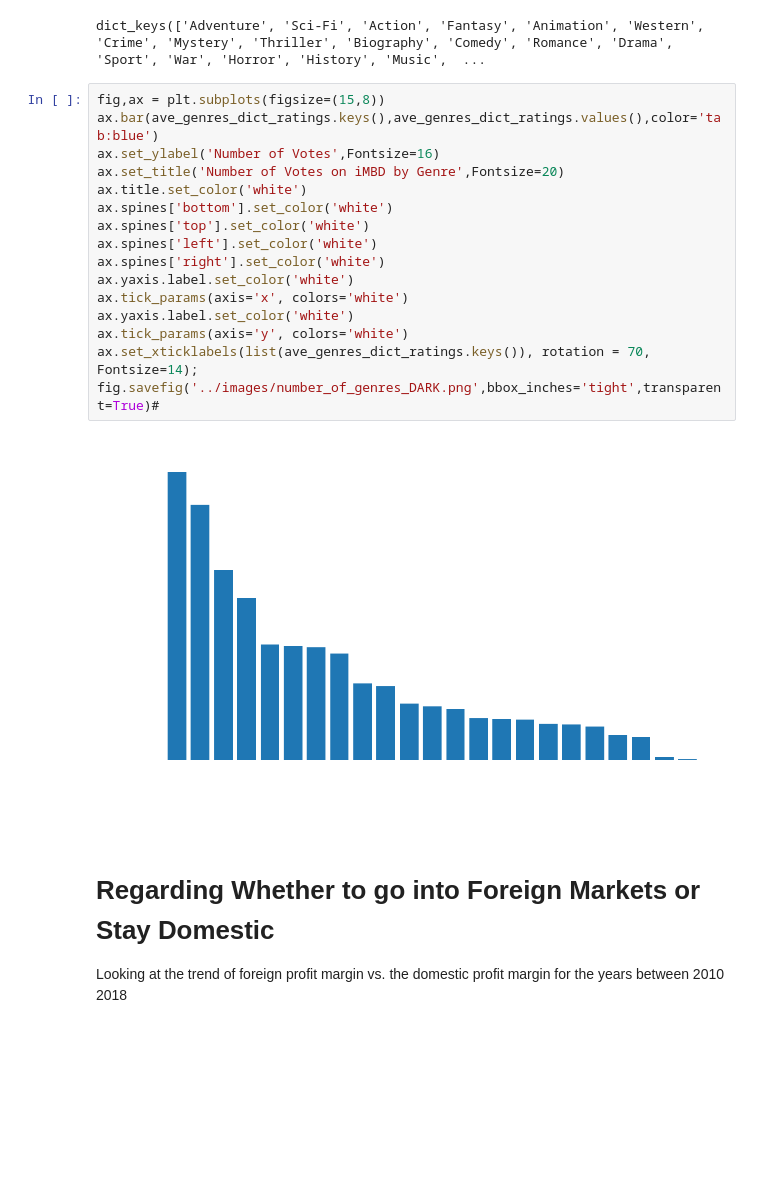
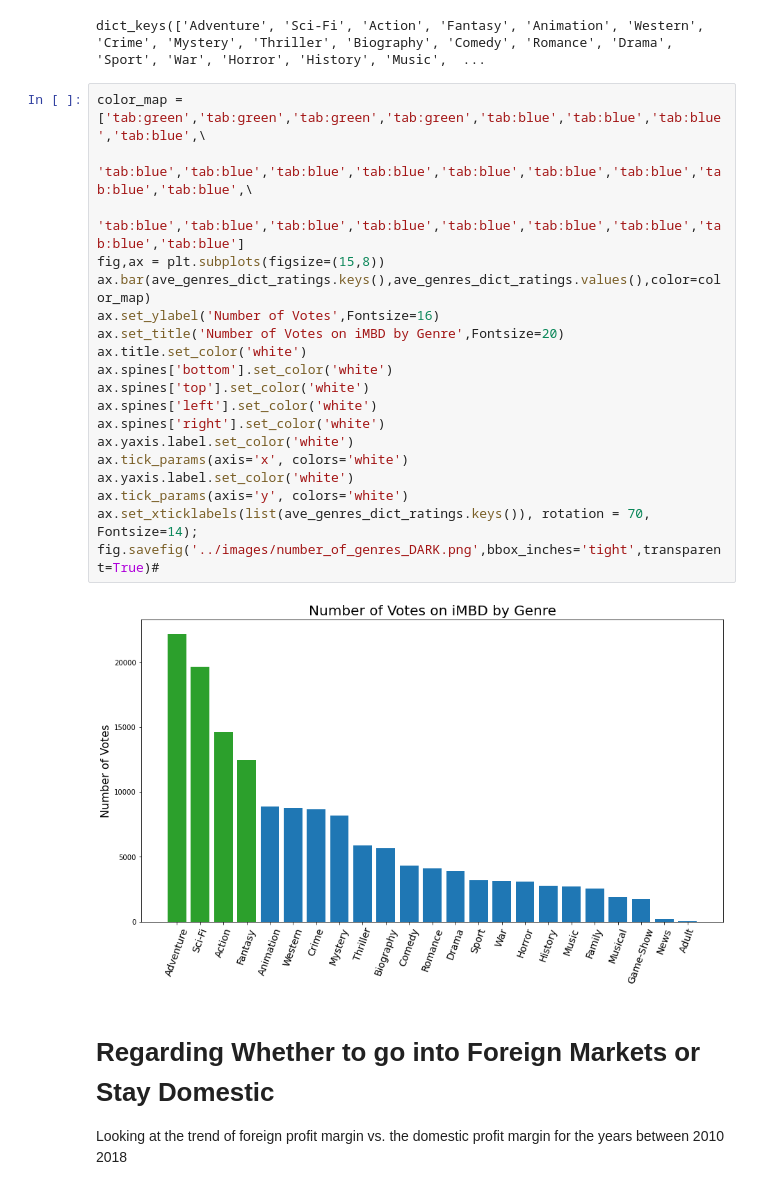
Before and after one commit to JCherryA050/phase_1_project, a Jupyter notebook: working_notebooks/project_notebook_ajc.ipynb, the cells around one changed output. Saved outputs shown, nothing was run; the diff lists cells and outputs as text; blank space fills up the shorter version.

```diff
--- a/working_notebooks/project_notebook_ajc.ipynb
+++ b/working_notebooks/project_notebook_ajc.ipynb
@@ -389,23 +389,26 @@ ave_genres_dict_ratings.keys()
 # %% [output]
 dict_keys(['Adventure', 'Sci-Fi', 'Action', 'Fantasy', 'Animation', 'Western', 'Crime', 'Mystery', 'Thriller', 'Biography', 'Comedy', 'Romance', 'Drama', 'Sport', 'War', 'Horror', 'History', 'Music',  ...
 # %%
+color_map = ['tab:green','tab:green','tab:green','tab:green','tab:blue','tab:blue','tab:blue','tab:blue',\
+    'tab:blue','tab:blue','tab:blue','tab:blue','tab:blue','tab:blue','tab:blue','tab:blue','tab:blue',\
+        'tab:blue','tab:blue','tab:blue','tab:blue','tab:blue','tab:blue','tab:blue','tab:blue','tab:blue']
 fig,ax = plt.subplots(figsize=(15,8))
-ax.bar(ave_genres_dict_ratings.keys(),ave_genres_dict_ratings.values(),color='tab:blue')
+ax.bar(ave_genres_dict_ratings.keys(),ave_genres_dict_ratings.values(),color=color_map)
 ax.set_ylabel('Number of Votes',Fontsize=16)
 ax.set_title('Number of Votes on iMBD by Genre',Fontsize=20)
 ax.title.set_color('white')
 ax.spines['bottom'].set_color('white')
 ax.spines['top'].set_color('white')
 ax.spines['left'].set_color('white')
 ax.spines['right'].set_color('white')
 ax.yaxis.label.set_color('white')
 ax.tick_params(axis='x', colors='white')
 ax.yaxis.label.set_color('white')
 ax.tick_params(axis='y', colors='white')
 ax.set_xticklabels(list(ave_genres_dict_ratings.keys()), rotation = 70, Fontsize=14);
 fig.savefig('../images/number_of_genres_DARK.png',bbox_inches='tight',transparent=True)#
 # %% [output]
-[figure, old version]
+[figure, new version]
 # %% [markdown]
 # Regarding Whether to go into Foreign Markets or Stay Domestic
 Looking at the trend of foreign profit margin vs. the domestic profit margin for the years between 2010 2018
```
Also changed, not shown: parts of 4 cells of this notebook.
